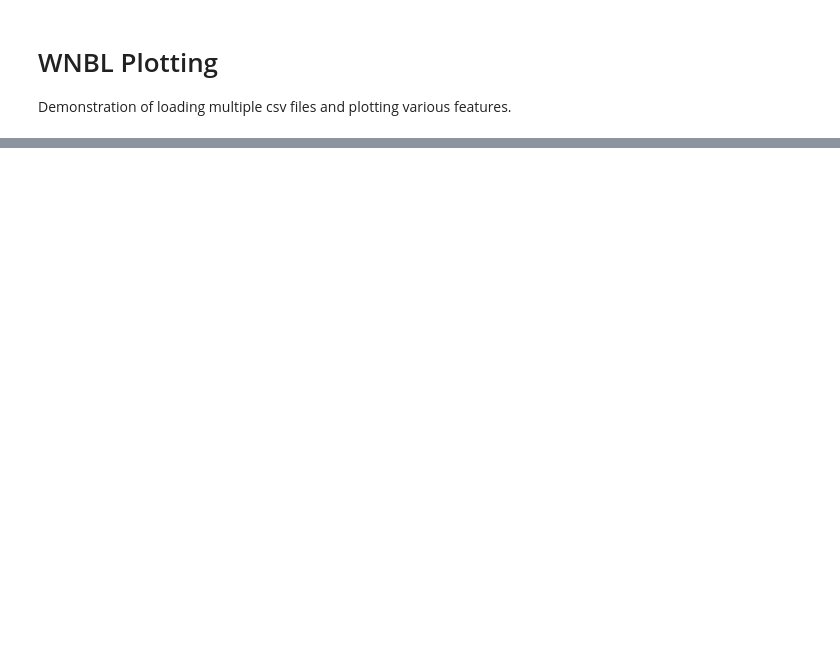
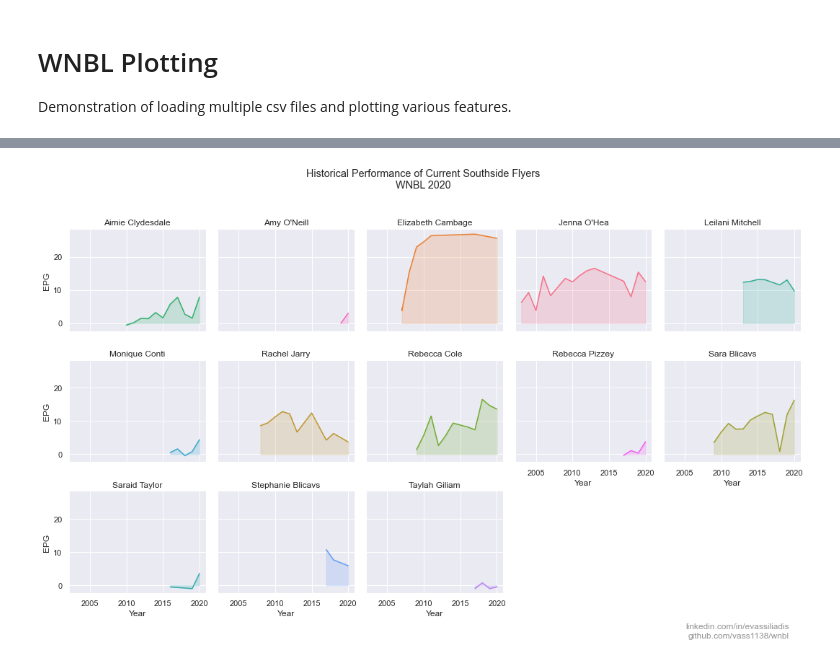
Before and after one commit to vass1138/wnbl, a Jupyter notebook: wnbl_csv.ipynb, the cells around one changed output, grey strips where cells are left out. Saved outputs shown, nothing was run; the diff lists cells and outputs as text; code cells hidden in the pictures; blank space fills up the shorter version.

Commit message:
Updated plotting code
Added team view

```diff
--- a/wnbl_csv.ipynb
+++ b/wnbl_csv.ipynb
@@ -39,4 +51,7 @@ teams_df.info()
 # %%
 # concatenate all players by season stats
 players_df = wnbl.load_csv(data_path,'players',include_id=True)
+
+# fix html encoded apostrophes iin names
+players_df['Player'] = players_df['Player'].str.replace("&#039;","'")
 players_df.info()
@@ -170,5 +235,33 @@ da.head(20)
 tmp = da[['Player','Team','Year','EPG','CompID']]
 # %%
 tmp = tmp[tmp['CompID']==comp_id]
-tmp
-#tmp[tmp['Team']=='Townsville Fire']
+team_players = tmp[tmp['Team']=='Southside Flyers']
+team_players = team_players.sort_values(by=['Player']).reset_index()['Player']
+# %%
+tmp = da[['Player','Team','Year','EPG']]
+tmp = tmp[tmp['Player'].isin(team_players)]
+
+
+# Create a grid : initialize it
+g = sns.FacetGrid(tmp.sort_values('Year'), col='Player', col_order=team_players, hue='Player', col_wrap=5)
+
+# Add the line over the area with the plot function
+g = g.map(plt.plot, 'Year', 'EPG')
+
+# Fill the area with fill_between
+g = g.map(plt.fill_between, 'Year', 'EPG', alpha=0.2).set_titles("{col_name} Player")
+
+# Control the title of each facet
+g = g.set_titles("{col_name}")
+
+# Add a title for the whole plot
+plt.subplots_adjust(top=0.85)
+sns.set(rc={'figure.figsize':(12,8)})
+g = g.fig.suptitle('Historical Performance of Current Southside Flyers\nWNBL 2020')
+
+plt.text(2060,-13,"linkedin.com/in/evassiliadis",ha='right',alpha=0.5)
+plt.text(2060,-16,"github.com/vass1138/wnbl",ha='right',alpha=0.5)
+plt.savefig('wnbl_flyers_history_20.png')
+plt.show()
+# %% [output]
+[figure, added]
```
Also changed, not shown: parts of 9 cells of this notebook, 1 other file.
